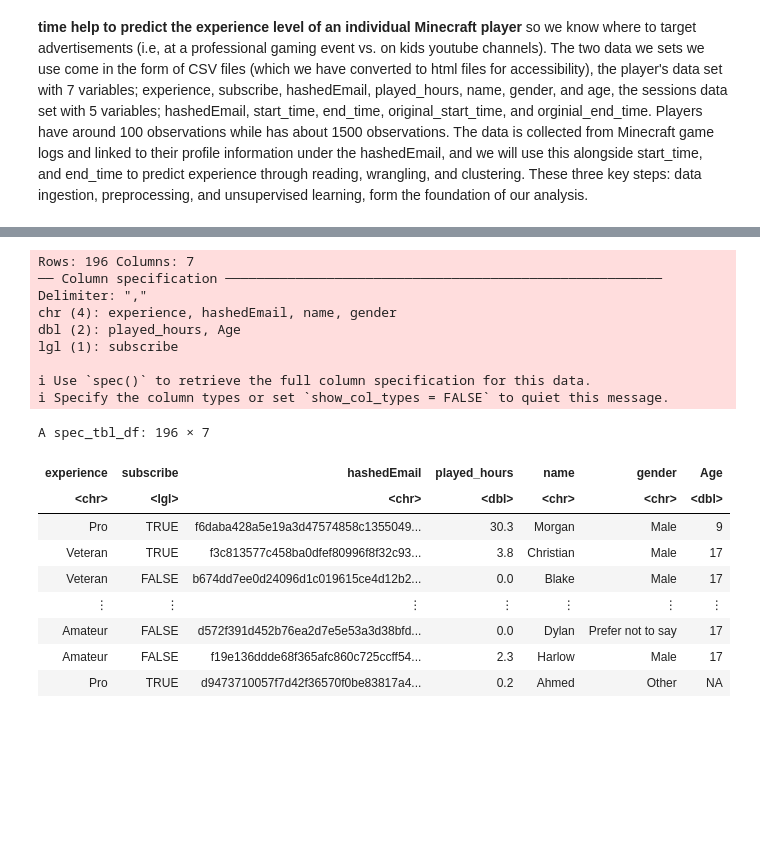
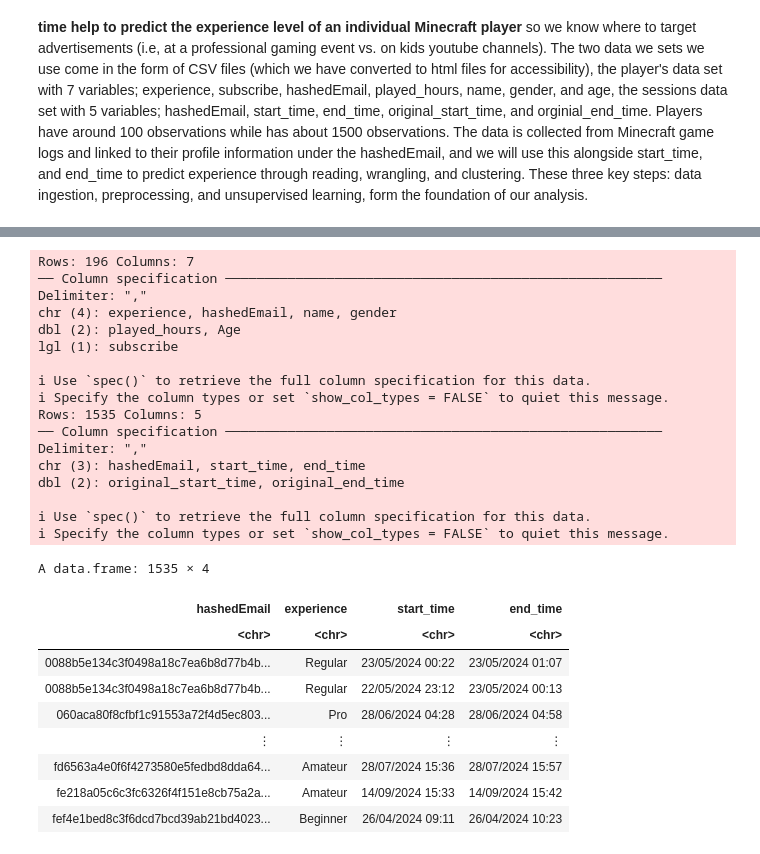
Before and after one commit to mulch-eater-prime/DSCI-Group-17-Project, a Jupyter notebook: Work.ipynb, the cells around one changed output, grey strips where cells are left out. Cells and saved outputs as stored; diff of their text form; code cells hidden in the pictures; blank space fills up the shorter version.

```diff
--- a/Work.ipynb
+++ b/Work.ipynb
@@ -13,24 +37,38 @@ options(repr.matrix.max.rows = 6)
 # %%
 player_url <- "https://raw.githubusercontent.com/mulch-eater-prime/DSCI-Group-17-Project/refs/heads/main/players%20(1).csv"
 player <- read_csv(player_url)
-player
+sessions_url <- "https://raw.githubusercontent.com/mulch-eater-prime/DSCI-Group-17-Project/03abe89c68205649e71bfa9b8a9cf90efe553b24/sessions%20(1).csv"
+sessions <- read_csv(sessions_url)
+mashup <- player |>
+    select(hashedEmail, experience) |>
+    merge(sessions, by = "hashedEmail") |>
+    select(hashedEmail:end_time)
+mashup
 # %% [output]
 Rows: 196 Columns: 7
 ── Column specification ────────────────────────────────────────────────────────
 Delimiter: ","
 chr (4): experience, hashedEmail, name, gender
 dbl (2): played_hours, Age
 lgl (1): subscribe
 
 ℹ Use `spec()` to retrieve the full column specification for this data.
 ℹ Specify the column types or set `show_col_types = FALSE` to quiet this message.
+Rows: 1535 Columns: 5
+── Column specification ────────────────────────────────────────────────────────
+Delimiter: ","
+chr (3): hashedEmail, start_time, end_time
+dbl (2): original_start_time, original_end_time
+
+ℹ Use `spec()` to retrieve the full column specification for this data.
+ℹ Specify the column types or set `show_col_types = FALSE` to quiet this message.
-A spec_tbl_df: 196 × 7
+A data.frame: 1535 × 4
-| experience | subscribe | hashedEmail | played_hours | name | gender | Age |
-| <chr> | <lgl> | <chr> | <dbl> | <chr> | <chr> | <dbl> |
-| Pro | TRUE | f6daba428a5e19a3d47574858c1355049... | 30.3 | Morgan | Male | 9 |
-| Veteran | TRUE | f3c813577c458ba0dfef80996f8f32c93... | 3.8 | Christian | Male | 17 |
-| Veteran | FALSE | b674dd7ee0d24096d1c019615ce4d12b2... | 0.0 | Blake | Male | 17 |
-| ⋮ | ⋮ | ⋮ | ⋮ | ⋮ | ⋮ | ⋮ |
-| Amateur | FALSE | d572f391d452b76ea2d7e5e53a3d38bfd... | 0.0 | Dylan | Prefer not to say | 17 |
-| Amateur | FALSE | f19e136ddde68f365afc860c725ccff54... | 2.3 | Harlow | Male | 17 |
-| Pro | TRUE | d9473710057f7d42f36570f0be83817a4... | 0.2 | Ahmed | Other | NA |
+| hashedEmail | experience | start_time | end_time |
+| <chr> | <chr> | <chr> | <chr> |
+| 0088b5e134c3f0498a18c7ea6b8d77b4b... | Regular | 23/05/2024 00:22 | 23/05/2024 01:07 |
+| 0088b5e134c3f0498a18c7ea6b8d77b4b... | Regular | 22/05/2024 23:12 | 23/05/2024 00:13 |
+| 060aca80f8cfbf1c91553a72f4d5ec803... | Pro | 28/06/2024 04:28 | 28/06/2024 04:58 |
+| ⋮ | ⋮ | ⋮ | ⋮ |
+| fd6563a4e0f6f4273580e5fedbd8dda64... | Amateur | 28/07/2024 15:36 | 28/07/2024 15:57 |
+| fe218a05c6c3fc6326f4f151e8cb75a2a... | Amateur | 14/09/2024 15:33 | 14/09/2024 15:42 |
+| fef4e1bed8c3f6dcd7bcd39ab21bd4023... | Beginner | 26/04/2024 09:11 | 26/04/2024 10:23 |
```
Also changed, not shown: parts of 15 cells of this notebook.
